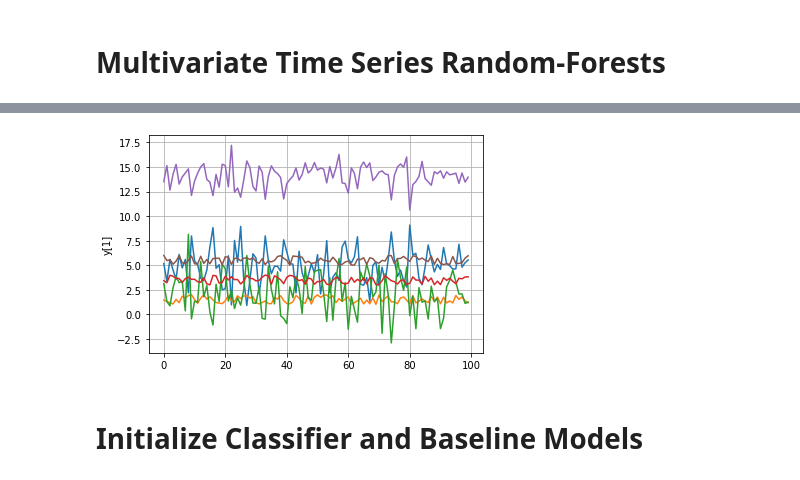
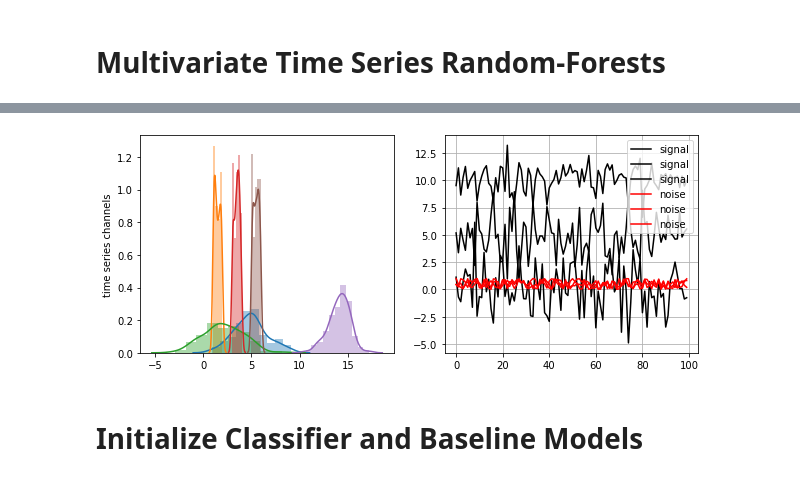
Before and after one commit to neurodata/SPORF, a Jupyter notebook: docs/demos/S-RerF/MToRF-demo.ipynb, the cells around one changed output, grey strips where cells are left out. Drawn from its saved outputs; the diff is of its cells as text; code cells hidden in the pictures.

```diff
--- a/docs/demos/S-RerF/MToRF-demo.ipynb
+++ b/docs/demos/S-RerF/MToRF-demo.ipynb
@@ -145,14 +143,22 @@ print(X_train.shape, Y_train.shape, X_test.shape)
 # %%
 # Plot various projections of the samples.
-plt.subplot(1,1,1)
+fig, axs = plt.subplots(1,2,figsize=(10,4))
+ax = axs[0]
 for i in range(6):
-    plt.plot(X_train[0, i*T:T*(i+1)]+np.r_[i])
-plt.ylabel('y[1]')
+    sns.distplot(X_train[0, i*T:T*(i+1)]+np.r_[i], ax=ax)
+ax.set_ylabel('time series channels')
 # plt.axis('equal')
 plt.grid(True)
+
+ax = axs[1]
+for i in [0, 2, 4]:
+    ax.plot(X_train[0, i*T:T*(i+1)], 'k', label='signal')
+for i in [1, 3, 5]:
+    ax.plot(X_train[0, i*T:T*(i+1)], 'r', label='noise')
+ax.legend()
 plt.show()
 # %% [output]
-[figure, old version]
+[figure, new version]
 # %% [markdown]
 # Initialize Classifier and Baseline Models
 # %%
```
Also changed, not shown: parts of 6 cells of this notebook.
